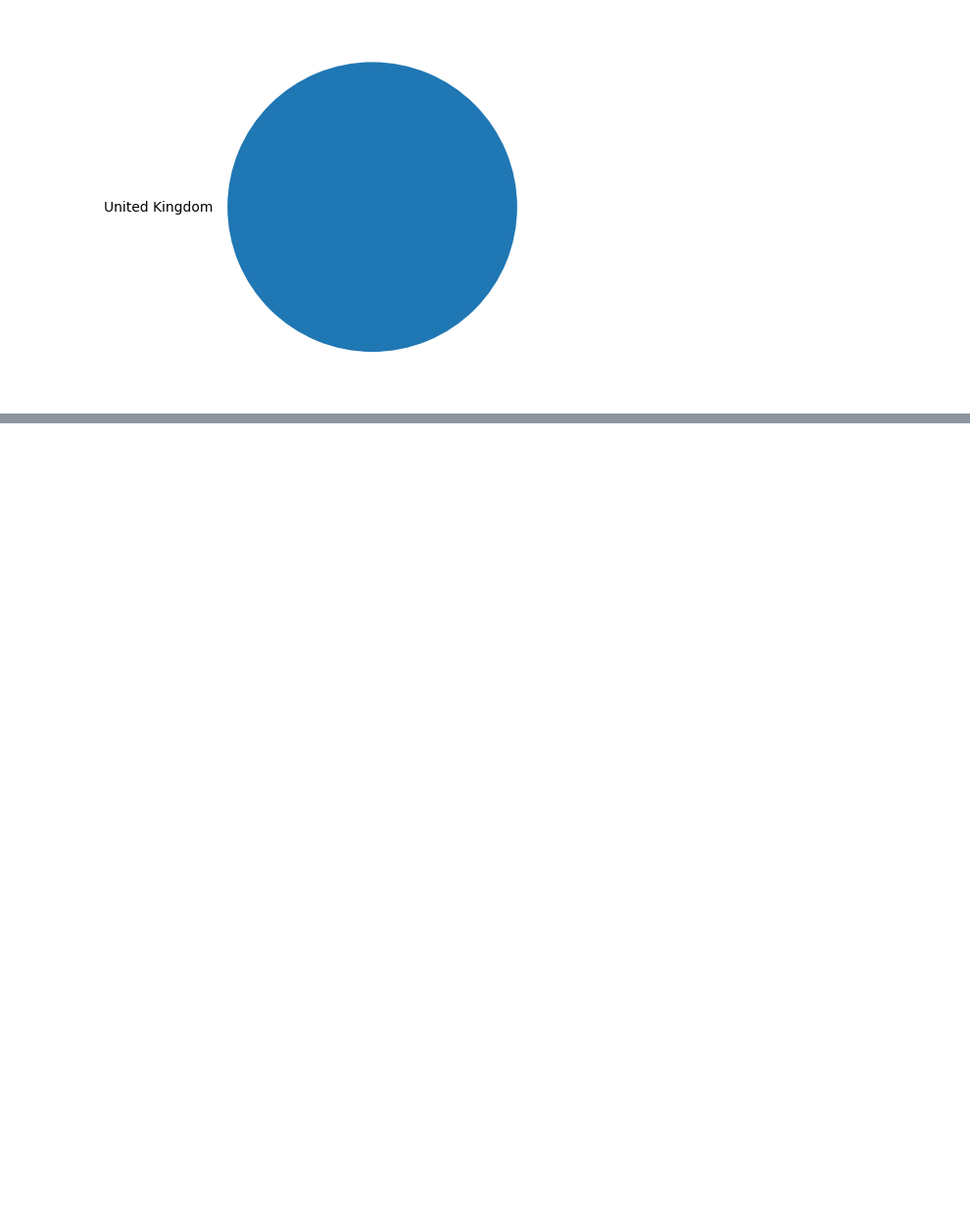
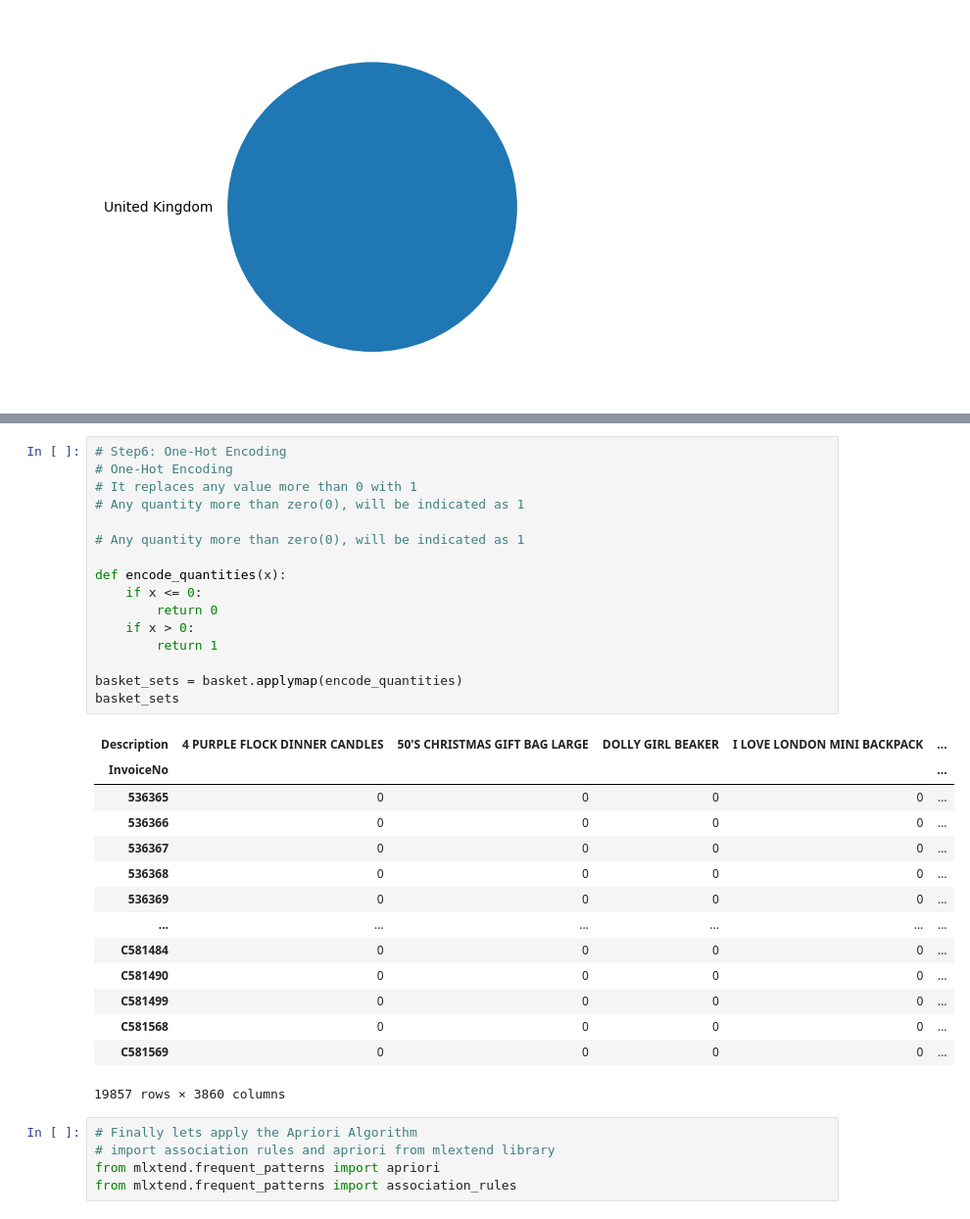
Before and after one commit to seremmartin64-ops/ML, a Jupyter notebook: Market_Basket_Analysis_using_Apriori_Algorithm.ipynb, the cells around one changed output, grey strips where cells are left out. Shown at 98% size. Drawn from its saved outputs; the diff is of its cells as text; blank space fills up the shorter version.

```diff
--- a/Market_Basket_Analysis_using_Apriori_Algorithm.ipynb
+++ b/Market_Basket_Analysis_using_Apriori_Algorithm.ipynb
@@ -65,0 +119,36 @@ data.groupby("Country").size().plot(kind='pie')
+# %%
+# Step6: One-Hot Encoding
+# One-Hot Encoding
+# It replaces any value more than 0 with 1
+# Any quantity more than zero(0), will be indicated as 1
+
+# Any quantity more than zero(0), will be indicated as 1
+
+def encode_quantities(x):
+    if x <= 0:
+        return 0
+    if x > 0:
+        return 1
+
+basket_sets = basket.applymap(encode_quantities)
+basket_sets
+# %% [output]
+| Description | 4 PURPLE FLOCK DINNER CANDLES | 50'S CHRISTMAS GIFT BAG LARGE | DOLLY GIRL BEAKER | I LOVE LONDON MINI BACKPACK | ... |
+| InvoiceNo |  |  |  |  | ... |
+| 536365 | 0 | 0 | 0 | 0 | ... |
+| 536366 | 0 | 0 | 0 | 0 | ... |
+| 536367 | 0 | 0 | 0 | 0 | ... |
+| 536368 | 0 | 0 | 0 | 0 | ... |
+| 536369 | 0 | 0 | 0 | 0 | ... |
+| ... | ... | ... | ... | ... | ... |
+| C581484 | 0 | 0 | 0 | 0 | ... |
+| C581490 | 0 | 0 | 0 | 0 | ... |
+| C581499 | 0 | 0 | 0 | 0 | ... |
+| C581568 | 0 | 0 | 0 | 0 | ... |
+| C581569 | 0 | 0 | 0 | 0 | ... |
+19857 rows × 3860 columns
+# %%
+# Finally lets apply the Apriori Algorithm
+# import association rules and apriori from mlextend library
+from mlxtend.frequent_patterns import apriori
+from mlxtend.frequent_patterns import association_rules
```
Also changed, not shown: parts of 5 cells of this notebook.
